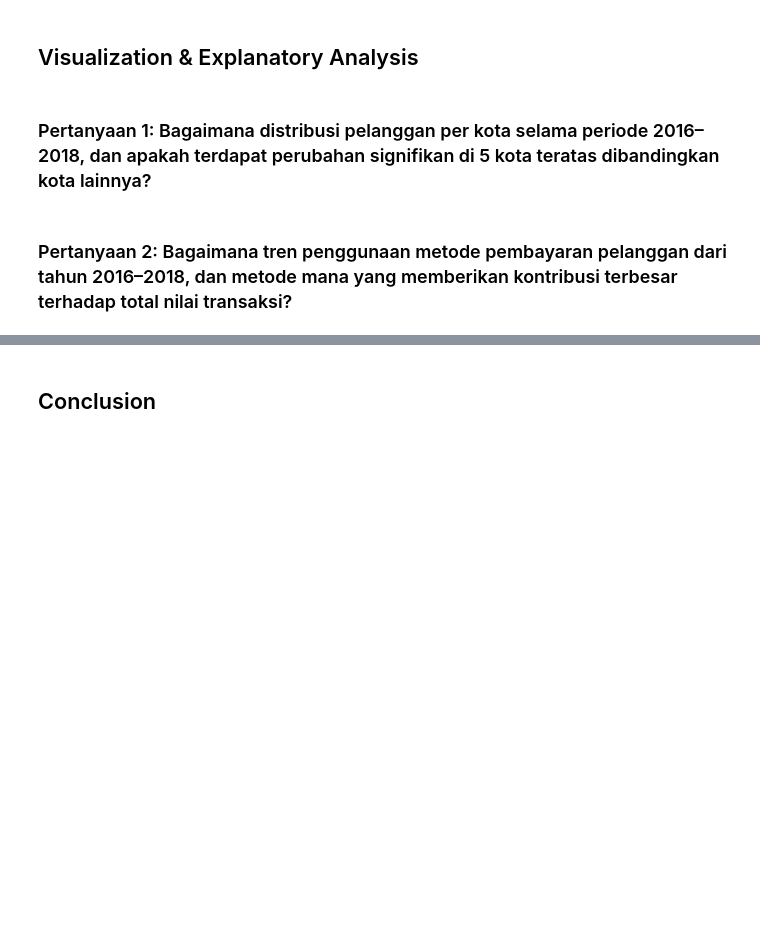
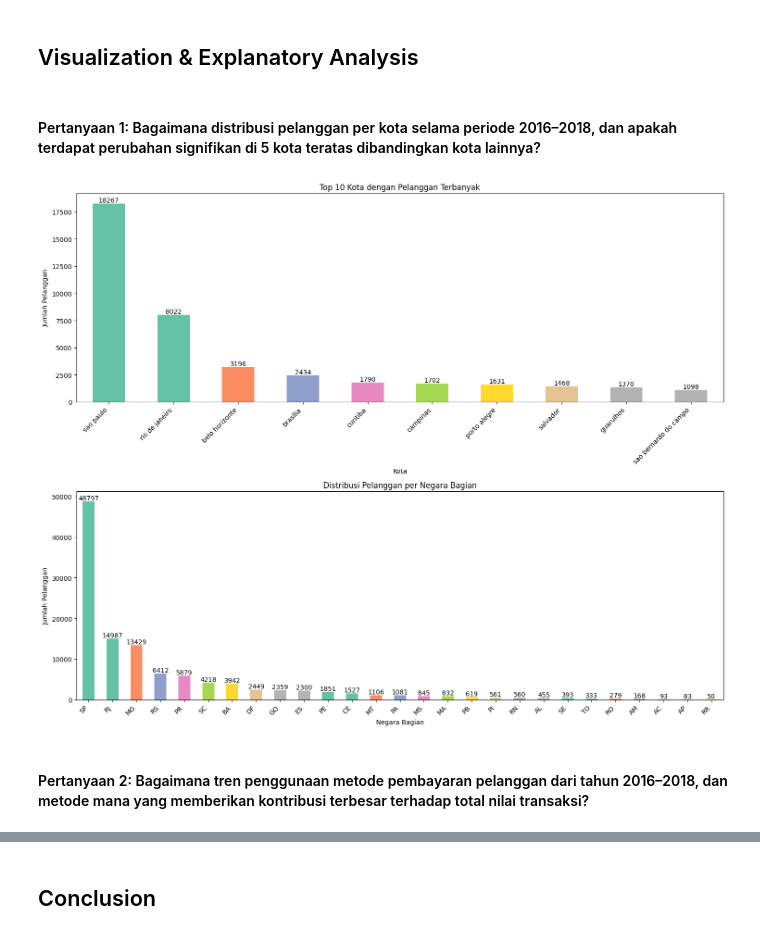
Before and after one commit to fiyandamamuri/e-commerce_public_datasets_analysis, a Jupyter notebook: notebook copy.ipynb, the cells around one changed output, grey strips where cells are left out. Drawn from its saved outputs; the diff is of its cells as text; code cells hidden in the pictures; blank space fills up the shorter version.

```diff
--- a/notebook copy.ipynb
+++ b/notebook copy.ipynb
@@ -1001,6 +1023,41 @@ RFM_Score
 # %% [markdown]
 ## Visualization & Explanatory Analysis
 # %% [markdown]
-### Pertanyaan 1: Bagaimana distribusi pelanggan per kota selama periode 2016–2018, dan apakah terdapat perubahan signifikan di 5 kota teratas dibandingkan kota lainnya?
+#### Pertanyaan 1: Bagaimana distribusi pelanggan per kota selama periode 2016–2018, dan apakah terdapat perubahan signifikan di 5 kota teratas dibandingkan kota lainnya?
+# %%
+# Distribusi pelanggan per kota & negara bagian
+customer_city_counts = merged_data['customer_city'].value_counts().head(10)
+customer_state_counts = merged_data['customer_state'].value_counts()
+fig, (ax1, ax2) = plt.subplots(2, 1, figsize=(15, 12))
+colors = plt.cm.Set2(np.linspace(0, 1, len(customer_city_counts)))
+
+# Plot for Top 10 Cities
+plt.sca(ax1)
+bars1 = customer_city_counts.plot(kind='bar', color=colors)
+plt.title('Top 10 Kota dengan Pelanggan Terbanyak')
+plt.xlabel('Kota')
+plt.ylabel('Jumlah Pelanggan')
+plt.xticks(rotation=45, ha='right')
+
+# Add value labels on top of bars for cities
+for i, v in enumerate(customer_city_counts):
+    ax1.text(i, v, str(int(v)), ha='center', va='bottom')
+
+# Plot for States
+plt.sca(ax2)
+bars2 = customer_state_counts.plot(kind='bar', color=colors)
+plt.title('Distribusi Pelanggan per Negara Bagian')
+plt.xlabel('Negara Bagian')
+plt.ylabel('Jumlah Pelanggan')
+plt.xticks(rotation=45, ha='right')
+
+# Add value labels on top of bars for states
+for i, v in enumerate(customer_state_counts):
+    ax2.text(i, v, str(int(v)), ha='center', va='bottom')
+
+plt.tight_layout()
+plt.show()
+# %% [output]
+[figure, added]
 # %% [markdown]
-### Pertanyaan 2: Bagaimana tren penggunaan metode pembayaran pelanggan dari tahun 2016–2018, dan metode mana yang memberikan kontribusi terbesar terhadap total nilai transaksi?
+#### Pertanyaan 2: Bagaimana tren penggunaan metode pembayaran pelanggan dari tahun 2016–2018, dan metode mana yang memberikan kontribusi terbesar terhadap total nilai transaksi?
```
Also changed, not shown: parts of 25 cells of this notebook, 1 other file.
